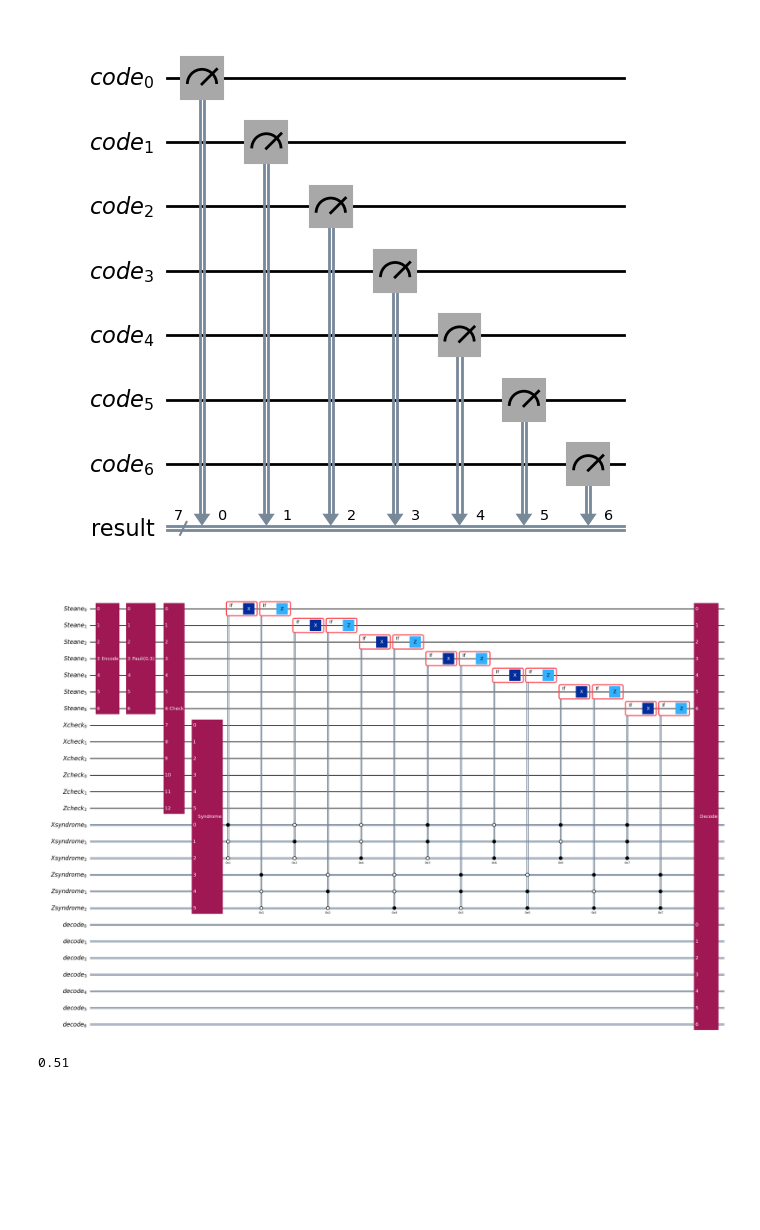
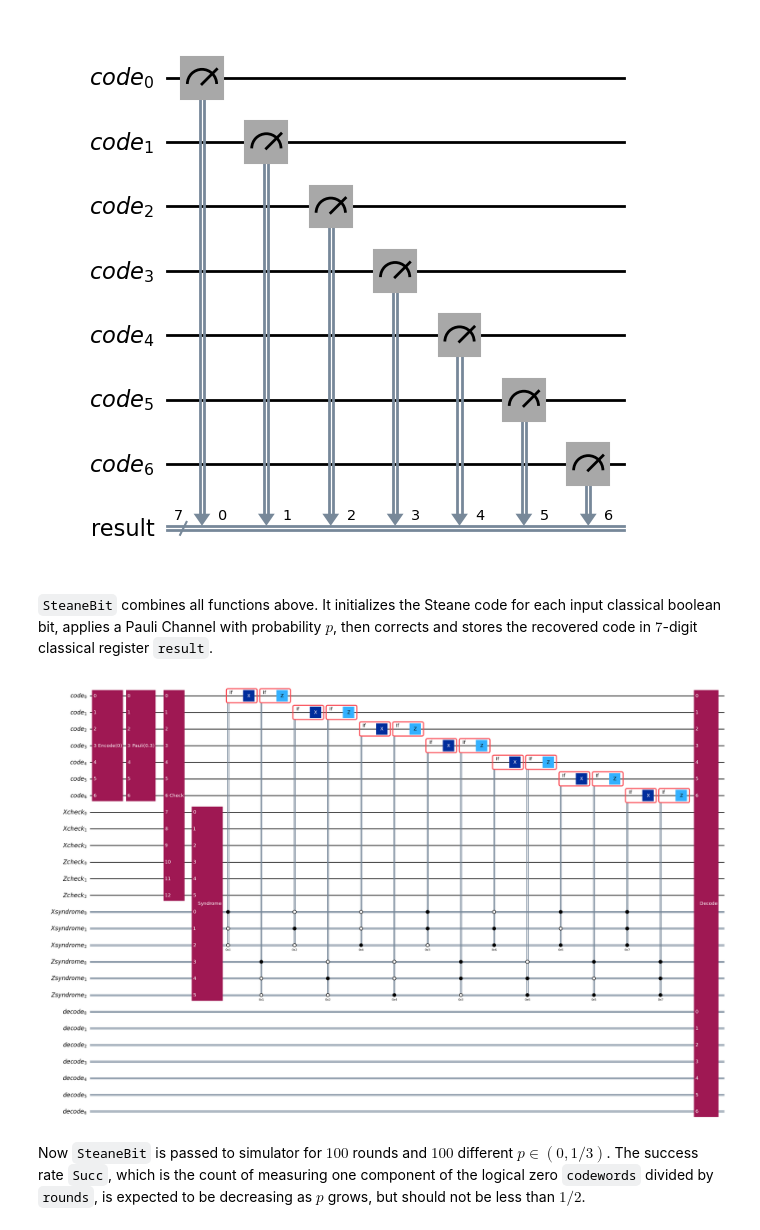
Before and after one commit to tzhu67/PauliErrorSteaneCode, a Jupyter notebook: PauliErrorSteaneCode.ipynb, the cells around one changed output. Drawn from its saved outputs; the diff is of its cells as text; code cells hidden in the pictures; blank space fills up the shorter version.

```diff
--- a/PauliErrorSteaneCode.ipynb
+++ b/PauliErrorSteaneCode.ipynb
@@ -127,58 +146,64 @@ def decode():
 decode().draw(output="mpl")
 # %% [output]
 [figure]
+# %% [markdown]
+`SteaneBit` combines all functions above. It initializes the Steane code for each input classical boolean bit, applies a Pauli Channel with probability $p$, then corrects and stores the recovered code in $7$-digit classical register `result`.
 # %%
-def Steane(p):
-    code = QuantumRegister(size=7, name="Steane")
+def SteaneBit(p, bit):
+    code = QuantumRegister(size=7, name="code")
     circ = QuantumCircuit(code, name="Steane")
 
-    encodeInst = encode(0).to_instruction(label=" Encode")
+    encodeInst = encode(bit).to_instruction(label=" Encode({})".format(bit))
     circ.compose(encodeInst, inplace=True)
 
     PauliGate = Pauli(p).to_gate(label=" Pauli({})".format(p,"%.2f"))
     circ.compose(PauliGate, inplace=True)
 
     Xcheck = AncillaRegister(size=3, name="Xcheck")
     Zcheck = AncillaRegister(size=3, name="Zcheck")
     circ.add_register(Xcheck, Zcheck)
     checkGate = check().to_gate(label=" Check")
     circ.compose(checkGate, inplace=True)
 
     Xsyndrome = ClassicalRegister(3, name="Xsyndrome")
     Zsyndrome = ClassicalRegister(3, name="Zsyndrome")
     circ.add_register(Xsyndrome, Zsyndrome)
     syndromeInst = syndrome().to_instruction(label=" Syndrome")
     circ.compose(syndromeInst, qubits=Xcheck[:]+Zcheck[:], inplace=True)
 
     circ.compose(fix(), qubits=code, inplace=True)
 
     result = ClassicalRegister(7, name="decode")
     circ.add_register(result)
     decodeInst = decode().to_instruction(label=" Decode")
     circ.compose(decodeInst, qubits=code, clbits=result, inplace=True)
 
     return circ
 
-Steane(0.3).draw(output="mpl", fold=50)
+SteaneBit(0.3, 0).draw(output="mpl", fold=50)
 # %% [output]
-[figure, old version]
+[figure, new version]
+# %% [markdown]
+Now `SteaneBit` is passed to simulator for $100$ rounds and $100$ different $p\in(0,1/3)$. The success rate `Succ`, which is the count of measuring one component of the logical zero `codewords` divided by `rounds`, is expected to be decreasing as $p$ grows, but should not be less than $1/2$.
 # %%
 simulator = AerSimulator()
-rounds = 200
-# Transpile the circuit for the backend
-compiled_circuit = transpile(Steane(0.3), simulator)
-# Run the circuit
-job = simulator.run(compiled_circuit, shots=rounds)
-# Get the measurement counts
-counts = job.result().get_counts()
+rounds = 100; pSize=100
+P = np.linspace(0, 1/3, num=pSize, endpoint=False)
+Succ = []
 
-distribution = {}
-for measurement in counts:
-    if measurement[:7] in distribution:
-        distribution[measurement[:7]] += counts[measurement] / rounds
-    else:
-        distribution[measurement[:7]] = counts[measurement] / rounds
+for i in range(pSize):
+    # Transpile the circuit for the backend
+    compiled_circuit = transpile(SteaneBit(P[i], 0), simulator)
+    # Run the circuit
+    job = simulator.run(compiled_circuit, shots=rounds)
+    # Get the measurement counts
+    counts = job.result().get_counts()
 
-sum([distribution[cw]for cw in codewords if cw in distribution.keys()])
+    distribution = {}
+    for measurement in counts:
+        if measurement[:7] in distribution:
+            distribution[measurement[:7]] += counts[measurement] / rounds
+        else:
+            distribution[measurement[:7]] = counts[measurement] / rounds
+
+    Succ.append(sum([distribution[cw]for cw in codewords if cw in distribution.keys()]))
-# %% [output]
-0.51
```
Also changed, not shown: parts of 13 cells of this notebook.
